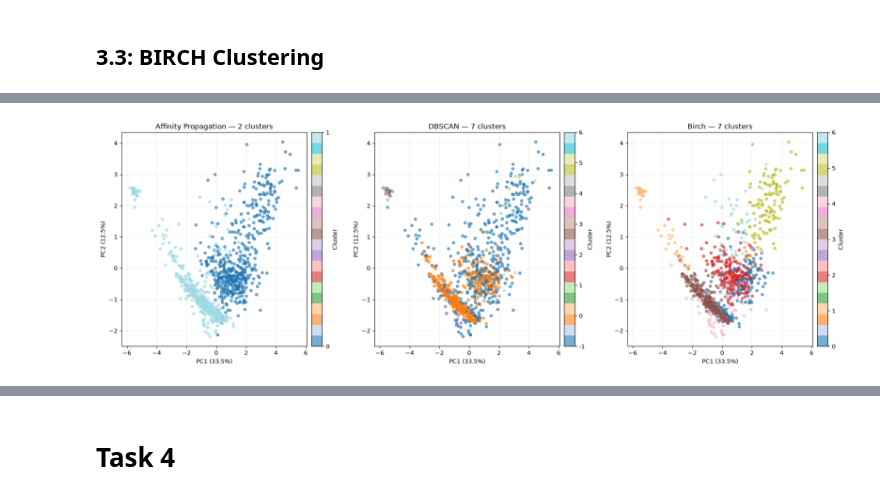
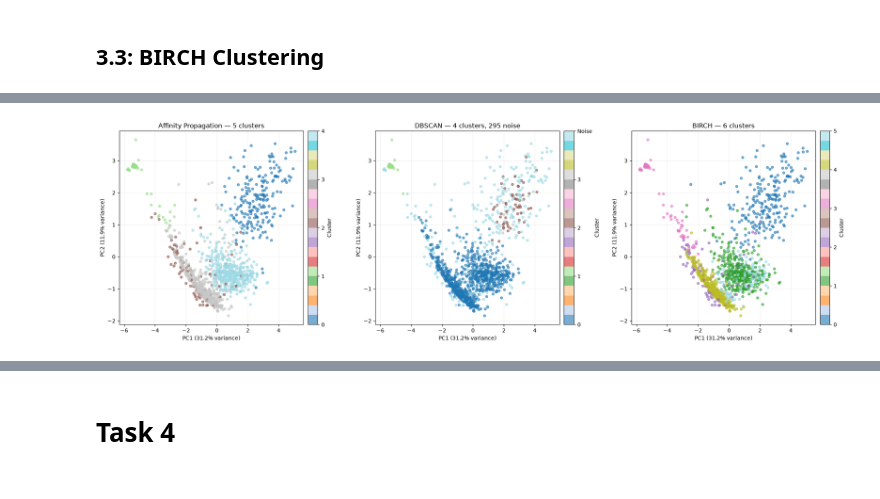
Before and after one commit to kenshin812/data_analysis, a Jupyter notebook: assignment2/submission.ipynb, the cells around one changed output, grey strips where cells are left out. Saved outputs shown, nothing was run; the diff lists cells and outputs as text; code cells hidden in the pictures.

```diff
--- a/assignment2/submission.ipynb
+++ b/assignment2/submission.ipynb
@@ -404,7 +419,7 @@ Number of features: 74
 # %% [markdown]
 ## 3.1: Affinity Propagation Clustering
 # %%
-AP_PREFERENCE = -3000
+AP_PREFERENCE = -1000
 
 affinity_model = AffinityPropagation(
     damping=0.9,
@@ -432,16 +482,15 @@ Name: count, dtype: int64
 # %% [markdown]
 ## 3.2: DBSCAN Clustering
 # %%
-MIN_SAMPLES = 5
+MIN_SAMPLES = 10
 
-# Find distance to the 5th nearest neighbour
+# Find distance to the 10th nearest neighbour
 neighbors = NearestNeighbors(n_neighbors=MIN_SAMPLES)
 neighbors.fit(X_cluster)
 distances, _ = neighbors.kneighbors(X_cluster)
-
 k_distances = np.sort(distances[:, -1])
 
-DBSCAN_EPS = 2.25
+DBSCAN_EPS = 1.5
 dbscan_model = DBSCAN(eps=DBSCAN_EPS, min_samples=MIN_SAMPLES)
 labels_dbscan = dbscan_model.fit_predict(X_cluster)
 
@@ -515,7 +587,7 @@ Noise points: 453 / 986 (45.94%)
 # %% [markdown]
 ## 3.3: BIRCH Clustering
 # %%
-BIRCH_N_CLUSTERS = 7
+BIRCH_N_CLUSTERS = 6
 
 birch_model = Birch(n_clusters=BIRCH_N_CLUSTERS)
 labels_birch = birch_model.fit_predict(X_cluster)
@@ -562,47 +616,69 @@ PC1 + PC2: 45.94%
 # %%
+# PCA for visualization
+pca_viz = PCA(n_components=2)
+X_viz = pca_viz.fit_transform(df_sample)
+
+pc1_ratio = pca_viz.explained_variance_ratio_[0] * 100
+pc2_ratio = pca_viz.explained_variance_ratio_[1] * 100
+
+print(f"PC1: {pc1_ratio:.2f}%")
+print(f"PC2: {pc2_ratio:.2f}%")
+print(f"PC1 + PC2: {pc1_ratio + pc2_ratio:.2f}%")
+
+# Clustering results
 results = [
     ("Affinity Propagation", labels_ap),
     ("DBSCAN", labels_dbscan),
-    ("Birch", labels_birch)
-    ]
+    ("BIRCH", labels_birch)]
 
-
-fig, axes = plt.subplots(1, 3, figsize=(18, 6))
-
-
+# Plot
+fig, axes = plt.subplots(1, 3, figsize=(20, 6))
 for ax, (name, labels) in zip(axes, results):
-
-    unique_labels = sorted(np.unique(labels))
-    n_clusters = len(set(labels) - {-1})
-
-    # Convert cluster IDs to consecutive integers
-    # for visualization
-    label_map = {label: i for i, label in enumerate(unique_labels)}
-    plot_labels = np.array([label_map[label] for label in labels])
-
+    labels = np.asarray(labels)
+    # DBSCAN uses -1 for noise
+    cluster_labels = sorted(set(labels) - {-1})
+    n_clusters = len(cluster_labels)
+    n_noise = np.sum(labels == -1)
+    # Map cluster IDs to consecutive integers for plotting
+    label_map = {
+        label: i for i, label in enumerate(cluster_labels)}
+    # Noise gets its own final category
+    noise_index = len(cluster_labels)
+    plot_labels = np.array([
+        label_map[label] if label != -1 else noise_index
+        for label in labels])
+    # Scatter plot
     scatter = ax.scatter(
-        X_pca[:, 0],
-        X_pca[:, 1],
+        X_viz[:, 0],
+        X_viz[:, 1],
         c=plot_labels,
         cmap="tab20",
         s=20,
         alpha=0.6)
+    # Axis labels
+    ax.set_xlabel(f"PC1 ({pc1_ratio:.1f}% variance)")
+    ax.set_ylabel(f"PC2 ({pc2_ratio:.1f}% variance)")
+    # Title
+    if n_noise > 0:
+        ax.set_title(f"{name} — {n_clusters} clusters, {n_noise} noise")
+    else:
+        ax.set_title(f"{name} — {n_clusters} clusters")
 
-    ax.set_xlabel(f"PC1 ({pc1_ratio:.1f}%)")
-    ax.set_ylabel(f"PC2 ({pc2_ratio:.1f}%)")
-    ax.set_title(f"{name} — {n_clusters} clusters")
     ax.grid(alpha=0.2)
 
-    # Avoid unreadable colorbars when there
-    # are too many clusters
-    if len(unique_labels) <= 15:
+    # Colorbar
+    if len(cluster_labels) <= 15:
         colorbar = fig.colorbar(
             scatter,
             ax=ax,
-            ticks=range(len(unique_labels)),
+            ticks=range(len(cluster_labels) + (1 if n_noise > 0 else 0)),
             pad=0.02)
+        # Create colorbar labels
+        colorbar_labels = [str(label) for label in cluster_labels]
+        if n_noise > 0:
+            colorbar_labels.append("Noise")
         colorbar.set_label("Cluster")
-        colorbar.set_ticklabels(unique_labels)
+        colorbar.set_ticklabels(colorbar_labels)
 
 
 plt.tight_layout()
@@ -611,4 +690,4 @@ plt.show()
-[figure, old version]
+[figure, new version]
 # %% [markdown]
 ### Observation
 
```
Also changed, not shown: parts of 27 cells of this notebook.
